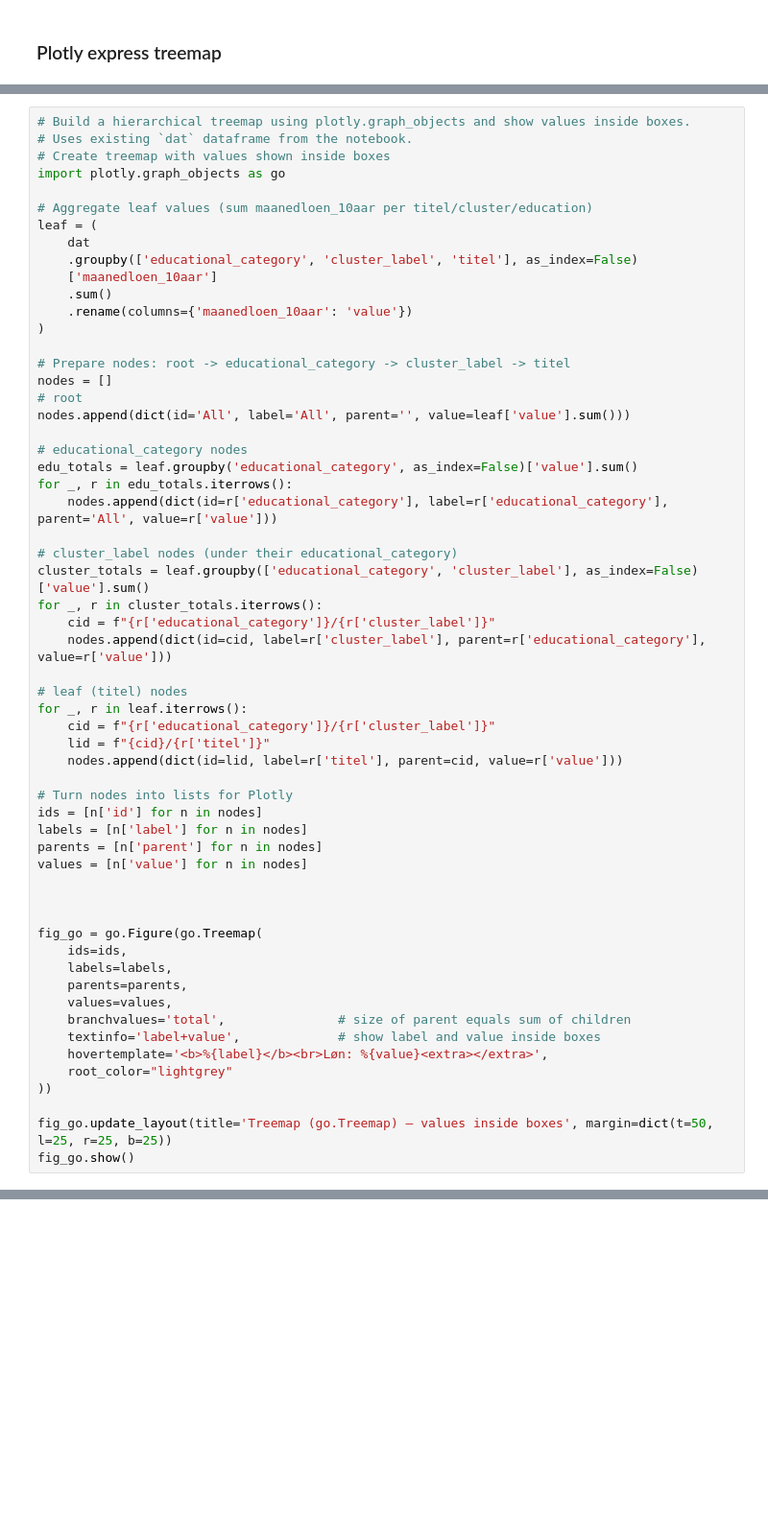
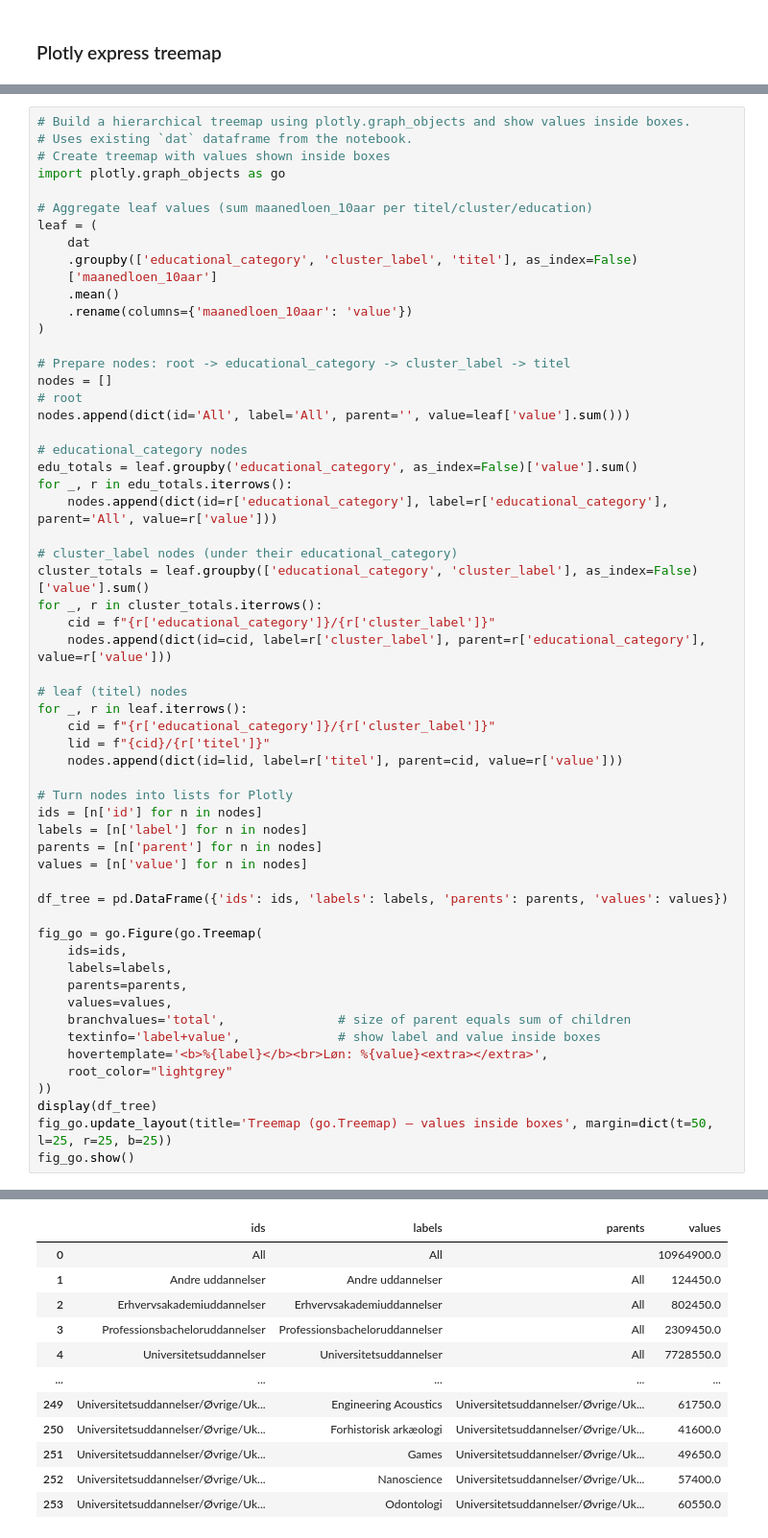
Before and after one commit to simon-mellergaard/datavis, a Jupyter notebook: Experiments/bokeh_exp_1.ipynb, the cells around one changed output, grey strips where cells are left out. Shown at 96% size. Saved outputs shown, nothing was run; the diff lists cells and outputs as text; blank space fills up the shorter version.

```diff
--- a/Experiments/bokeh_exp_1.ipynb
+++ b/Experiments/bokeh_exp_1.ipynb
@@ -143,7 +130,7 @@ leaf = (
     dat
     .groupby(['educational_category', 'cluster_label', 'titel'], as_index=False)
     ['maanedloen_10aar']
-    .sum()
+    .mean()
     .rename(columns={'maanedloen_10aar': 'value'})
 )
 
@@ -175,7 +162,7 @@ labels = [n['label'] for n in nodes]
 parents = [n['parent'] for n in nodes]
 values = [n['value'] for n in nodes]
 
-
+df_tree = pd.DataFrame({'ids': ids, 'labels': labels, 'parents': parents, 'values': values})
 
 fig_go = go.Figure(go.Treemap(
     ids=ids,
@@ -187,7 +174,7 @@ fig_go = go.Figure(go.Treemap(
     hovertemplate='<b>%{label}</b><br>Løn: %{value}<extra></extra>',
     root_color="lightgrey"
 ))
-
+display(df_tree)
 fig_go.update_layout(title='Treemap (go.Treemap) — values inside boxes', margin=dict(t=50, l=25, r=25, b=25))
 fig_go.show()
 # %% [output]
@@ -194,0 +181,12 @@ fig_go.show()
+|  | ids | labels | parents | values |
+| 0 | All | All |  | 10964900.0 |
+| 1 | Andre uddannelser | Andre uddannelser | All | 124450.0 |
+| 2 | Erhvervsakademiuddannelser | Erhvervsakademiuddannelser | All | 802450.0 |
+| 3 | Professionsbacheloruddannelser | Professionsbacheloruddannelser | All | 2309450.0 |
+| 4 | Universitetsuddannelser | Universitetsuddannelser | All | 7728550.0 |
+| ... | ... | ... | ... | ... |
+| 249 | Universitetsuddannelser/Øvrige/Uk... | Engineering Acoustics | Universitetsuddannelser/Øvrige/Uk... | 61750.0 |
+| 250 | Universitetsuddannelser/Øvrige/Uk... | Forhistorisk arkæologi | Universitetsuddannelser/Øvrige/Uk... | 41600.0 |
+| 251 | Universitetsuddannelser/Øvrige/Uk... | Games | Universitetsuddannelser/Øvrige/Uk... | 49650.0 |
+| 252 | Universitetsuddannelser/Øvrige/Uk... | Nanoscience | Universitetsuddannelser/Øvrige/Uk... | 57400.0 |
+| 253 | Universitetsuddannelser/Øvrige/Uk... | Odontologi | Universitetsuddannelser/Øvrige/Uk... | 60550.0 |
```
Also changed, not shown: parts of 10 cells of this notebook, 1 other file.
